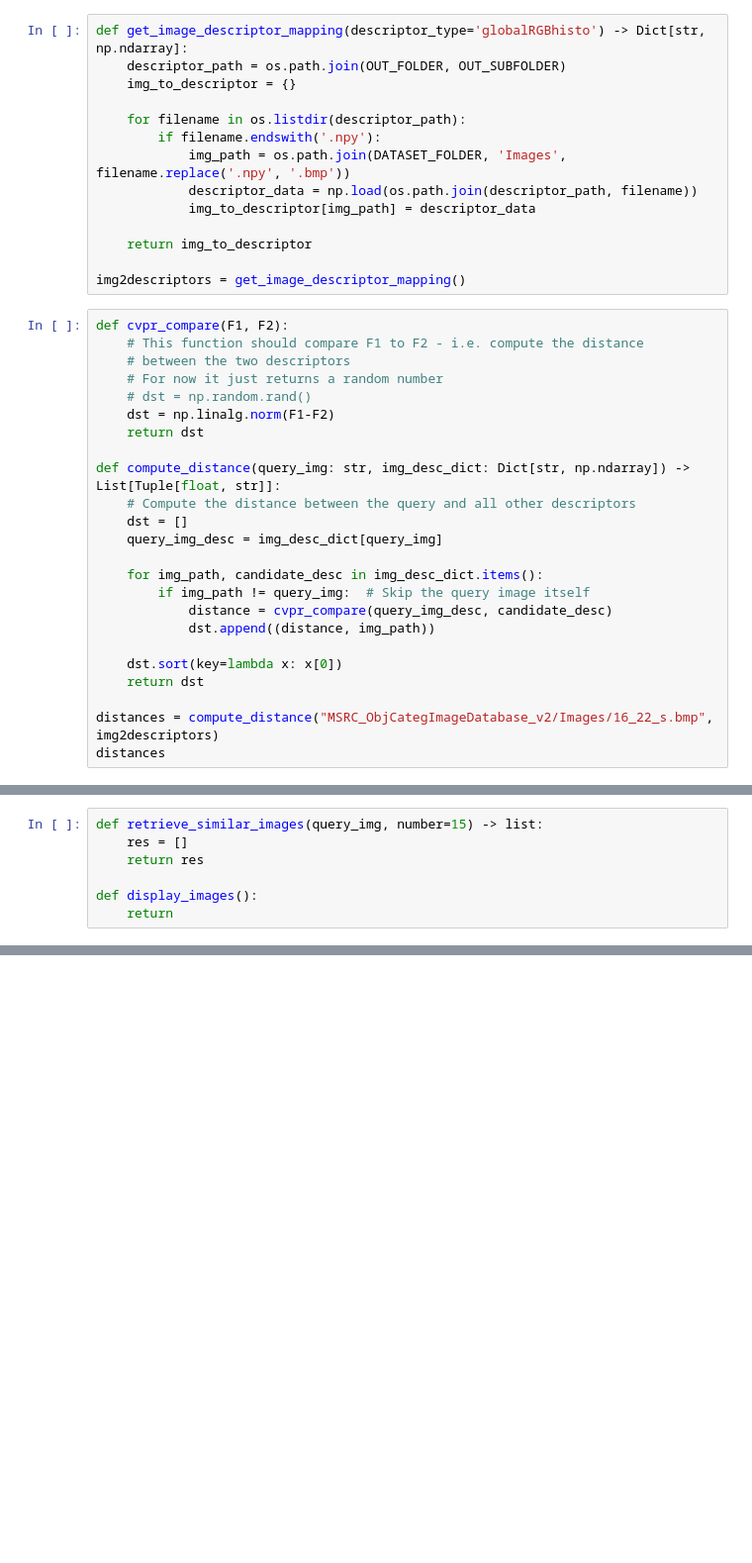
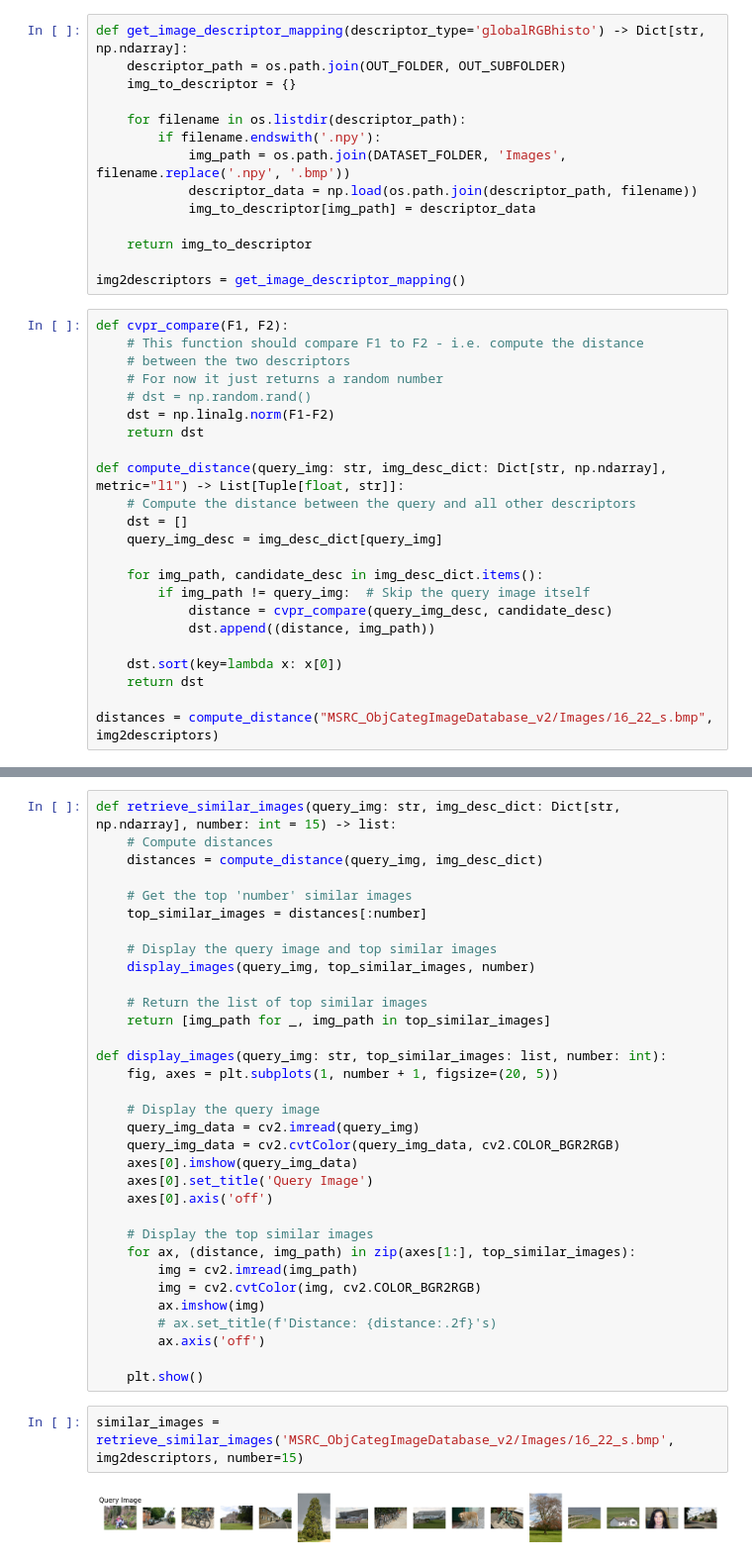
Before and after one commit to frankcholula/cvprlab, a Jupyter notebook: cvprlab_python/lab3/l3_visual_search.ipynb, the cells around one changed output, grey strips where cells are left out. Shown: that part at 99% size. Saved outputs shown, nothing was run; the diff lists cells and outputs as text; blank space fills up the shorter version.

Commit message:
slight refactor on display functions.

```diff
--- a/cvprlab_python/lab3/l3_visual_search.ipynb
+++ b/cvprlab_python/lab3/l3_visual_search.ipynb
@@ -53,7 +53,7 @@ def cvpr_compare(F1, F2):
     dst = np.linalg.norm(F1-F2)
     return dst
 
-def compute_distance(query_img: str, img_desc_dict: Dict[str, np.ndarray]) -> List[Tuple[float, str]]:
+def compute_distance(query_img: str, img_desc_dict: Dict[str, np.ndarray], metric="l1") -> List[Tuple[float, str]]:
     # Compute the distance between the query and all other descriptors
     dst = []
     query_img_desc = img_desc_dict[query_img]
@@ -67,4 +67,3 @@ def compute_distance(query_img: str, img_desc_dict: Dict[str, np.ndarray]) -> Li
     return dst
 
 distances = compute_distance("MSRC_ObjCategImageDatabase_v2/Images/16_22_s.bmp", img2descriptors)
-distances
@@ -89,7 +69,0 @@ distances
-# %%
-def retrieve_similar_images(query_img, number=15) -> list:
-    res = []
-    return res
-
-def display_images():
-    return
@@ -143,0 +70,37 @@ else:
+# %%
+def retrieve_similar_images(query_img: str, img_desc_dict: Dict[str, np.ndarray], number: int = 15) -> list:
+    # Compute distances
+    distances = compute_distance(query_img, img_desc_dict)
+
+    # Get the top 'number' similar images
+    top_similar_images = distances[:number]
+
+    # Display the query image and top similar images
+    display_images(query_img, top_similar_images, number)
+
+    # Return the list of top similar images
+    return [img_path for _, img_path in top_similar_images]
+
+def display_images(query_img: str, top_similar_images: list, number: int):
+    fig, axes = plt.subplots(1, number + 1, figsize=(20, 5))
+
+    # Display the query image
+    query_img_data = cv2.imread(query_img)
+    query_img_data = cv2.cvtColor(query_img_data, cv2.COLOR_BGR2RGB)
+    axes[0].imshow(query_img_data)
+    axes[0].set_title('Query Image')
+    axes[0].axis('off')
+
+    # Display the top similar images
+    for ax, (distance, img_path) in zip(axes[1:], top_similar_images):
+        img = cv2.imread(img_path)
+        img = cv2.cvtColor(img, cv2.COLOR_BGR2RGB)
+        ax.imshow(img)
+        # ax.set_title(f'Distance: {distance:.2f}'s)
+        ax.axis('off')
+
+    plt.show()
+# %%
+similar_images = retrieve_similar_images('MSRC_ObjCategImageDatabase_v2/Images/16_22_s.bmp', img2descriptors, number=15)
+# %% [output]
+[figure, added]
```
Also changed, not shown: parts of 2 cells of this notebook.
